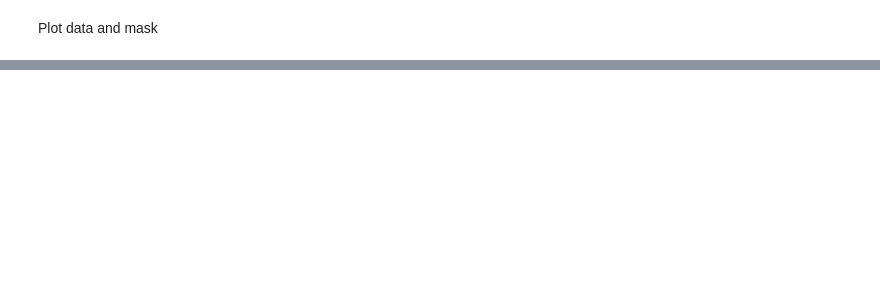
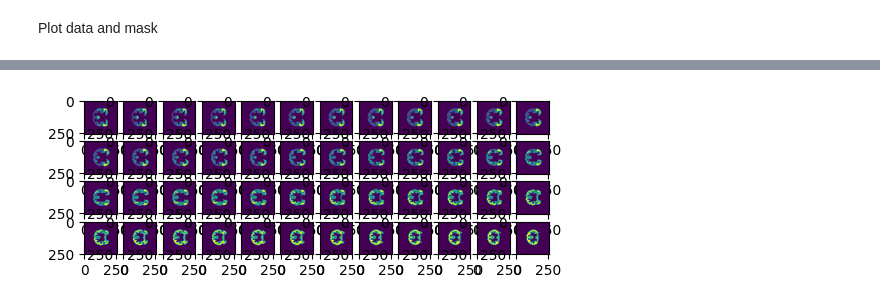
Before and after one commit to NicolaClark/Exploring_Neurodiversity_from_Neuroimaging, a Jupyter notebook: reader.ipynb, the cells around one changed output, grey strips where cells are left out. Drawn from its saved outputs; the diff is of its cells as text; code cells hidden in the pictures; blank space fills up the shorter version.

```diff
--- a/reader.ipynb
+++ b/reader.ipynb
@@ -36,7 +44,10 @@ plt.show()
 # %%
+#Mask
 plt.style.use('default')
-fig, axes = plt.subplots(4, 12, figsize=(12, 4))
+fig, axes = plt.subplots(4, 12, figsize=(6, 2))
 for i, ax in enumerate(axes.reshape(-1)):
     ax.imshow(img2[:, :, 125 + i, 0])
     # Start from the 31st image (index 30)#TODO still this with different indexing??
 plt.show()
+# %% [output]
+[figure, added]
```
Also changed, not shown: parts of 35 cells of this notebook.
